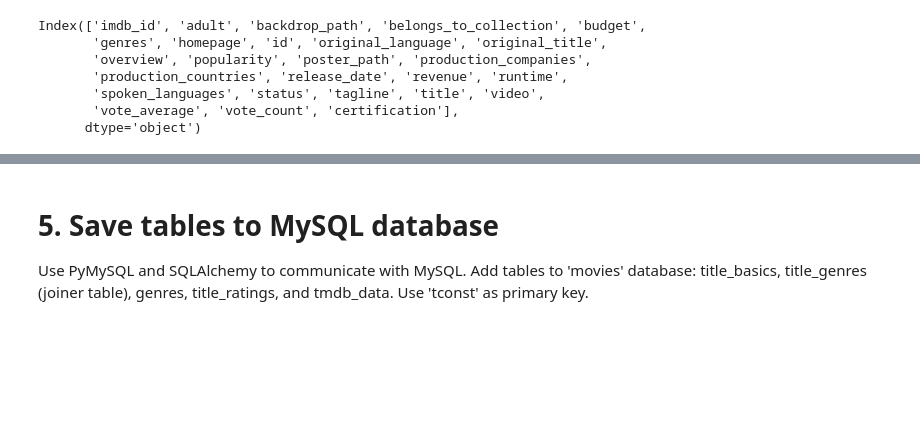
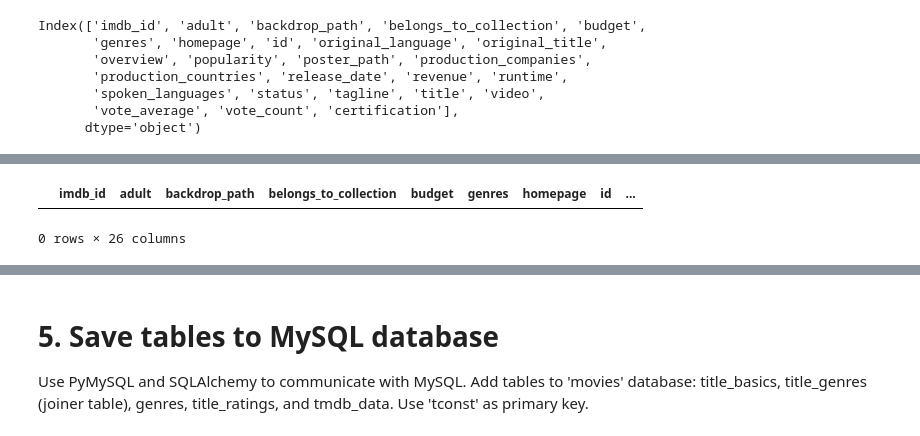
Before and after one commit to kellianneyang/movies-profitability-project, a Jupyter notebook: part3_mysql_database.ipynb, the cells around one changed output, grey strips where cells are left out. Saved outputs shown, nothing was run; the diff lists cells and outputs as text; code cells hidden in the pictures; blank space fills up the shorter version.

```diff
--- a/part3_mysql_database.ipynb
+++ b/part3_mysql_database.ipynb
@@ -328,3 +351,12 @@ tmdb_data[['imdb_id', 'id']].head()
+# %%
+# drop columns with imdb_id as 0
+tmdb_data = tmdb_data[tmdb_data['imdb_id'] != '0']
+
+# check
+tmdb_data[tmdb_data['imdb_id'] == '0']
+# %% [output]
+|  | imdb_id | adult | backdrop_path | belongs_to_collection | budget | genres | homepage | id | ... |
+0 rows × 26 columns
 # %%
 # drop unnecessary columns from tmdb_data (info that
 # stakeholders don't want in the database)
```
Also changed, not shown: parts of 6 cells of this notebook, 52 other files.
